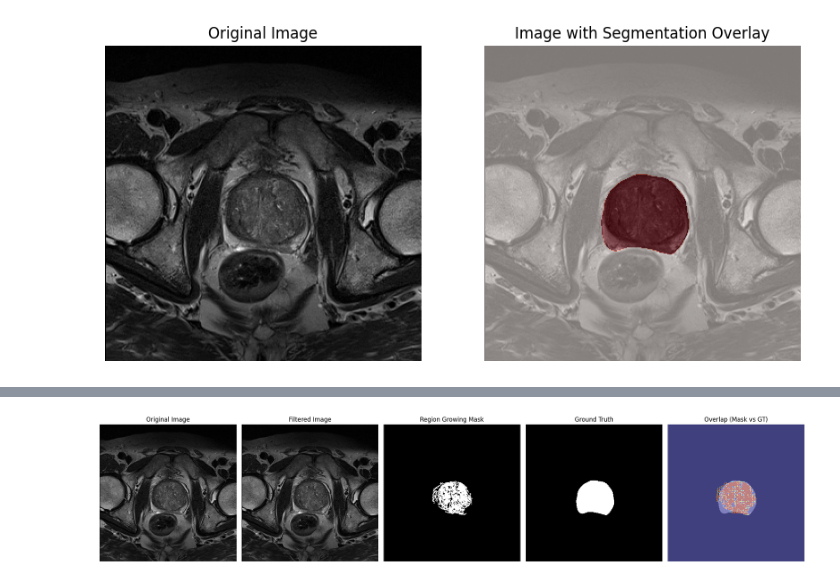
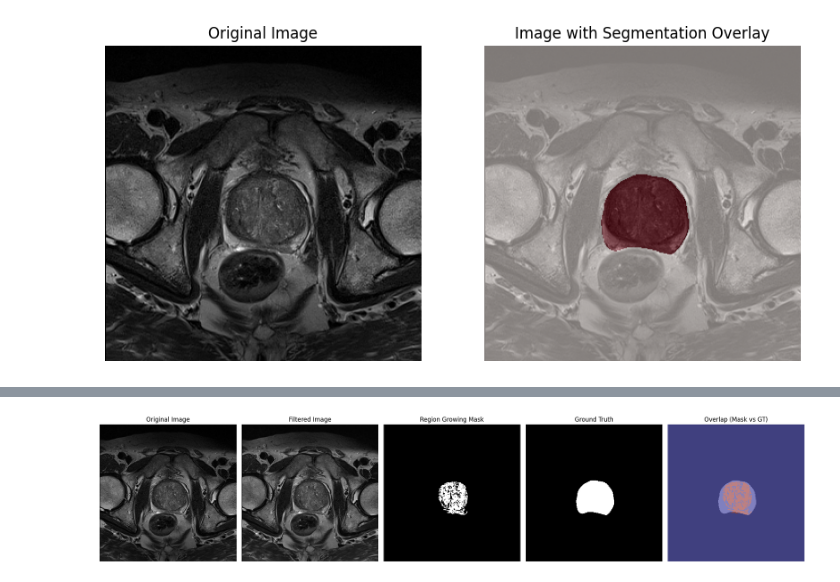
Before and after one commit to mattiadri/region_growing_on_medical_imaging, a Jupyter notebook: test.ipynb, the cells around one changed output, grey strips where cells are left out. Drawn from its saved outputs; the diff is of its cells as text; code cells hidden in the pictures.

```diff
--- a/test.ipynb
+++ b/test.ipynb
@@ -60,5 +107,5 @@ visualize_image_with_segmentation(mhd_file_path, mhd_file_path[:-4] +"_segmentat
 # %%
 from region_growing import inspect_algorithm
-a = inspect_algorithm(mhd_file_path, mhd_file_path[:-4] +"_segmentation.mhd", slice_index=10, pipeline='pipeline_2', threshold=100, save_figures=False)
+a = inspect_algorithm(mhd_file_path, mhd_file_path[:-4] +"_segmentation.mhd", slice_index=10, pipeline='pipeline_1', threshold=0.486, save_figures=True)
 # %% [output]
-[figure, old version]
+[figure, new version]
```
Also changed, not shown: parts of 3 cells of this notebook, 12 other files.
